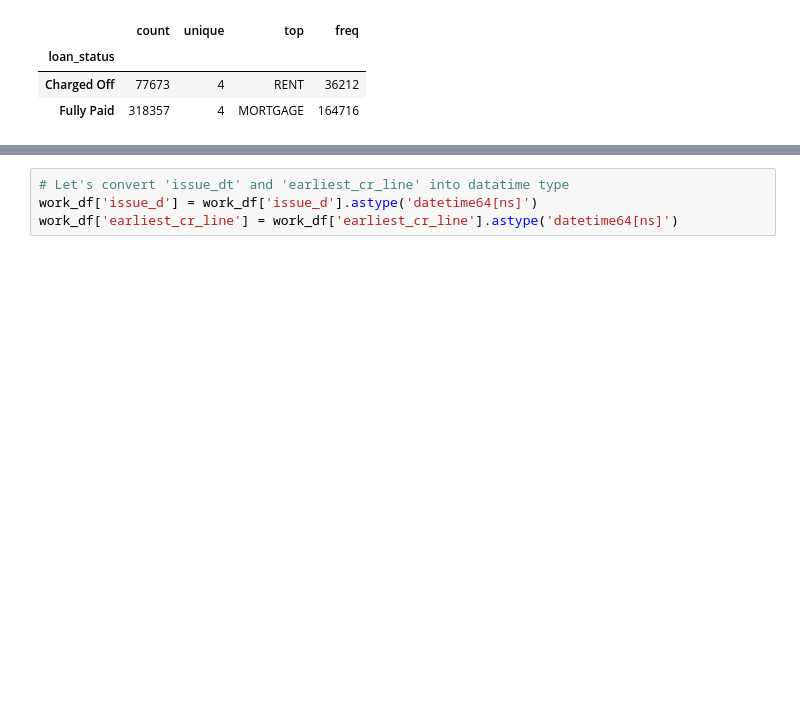
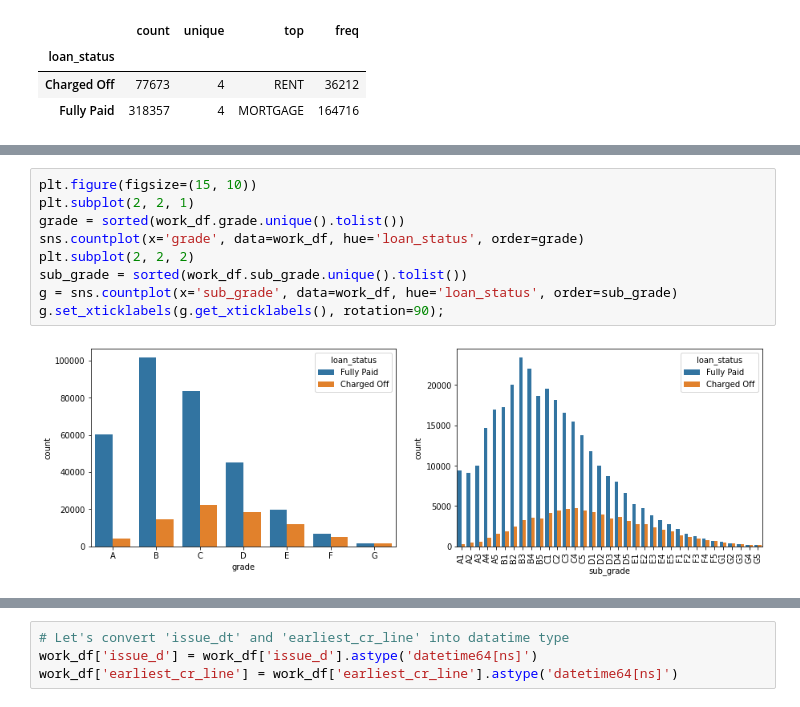
Before and after one commit to pkmariya/Scaler01, a Jupyter notebook: LoanTap_CaseStudy_Mariya_DSMLJune22.ipynb, the cells around one changed output, grey strips where cells are left out. Cells and saved outputs as stored; diff of their text form; blank space fills up the shorter version.

```diff
--- a/LoanTap_CaseStudy_Mariya_DSMLJune22.ipynb
+++ b/LoanTap_CaseStudy_Mariya_DSMLJune22.ipynb
@@ -385,0 +414,11 @@ work_df.groupby(by = "loan_status")["home_ownership"].describe()
+# %%
+plt.figure(figsize=(15, 10))
+plt.subplot(2, 2, 1)
+grade = sorted(work_df.grade.unique().tolist())
+sns.countplot(x='grade', data=work_df, hue='loan_status', order=grade)
+plt.subplot(2, 2, 2)
+sub_grade = sorted(work_df.sub_grade.unique().tolist())
+g = sns.countplot(x='sub_grade', data=work_df, hue='loan_status', order=sub_grade)
+g.set_xticklabels(g.get_xticklabels(), rotation=90);
+# %% [output]
+[figure, added]
```
Also changed, not shown: parts of 10 cells of this notebook.
